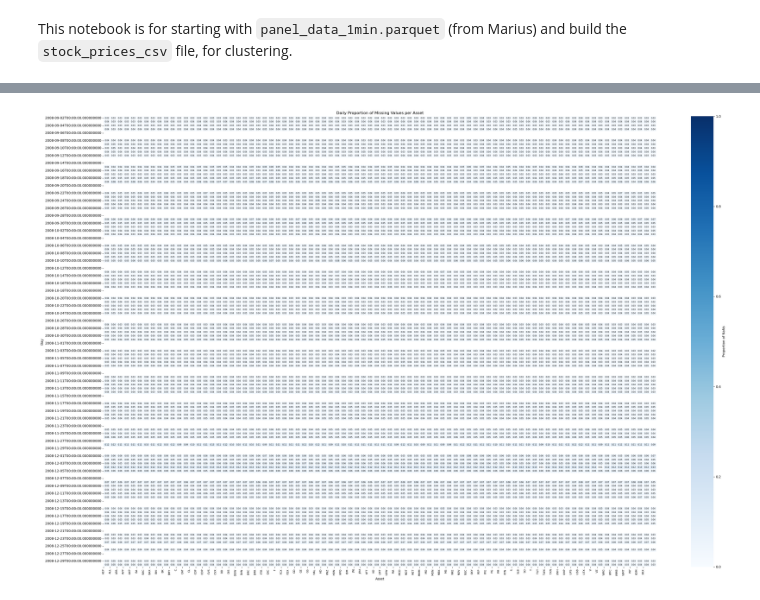
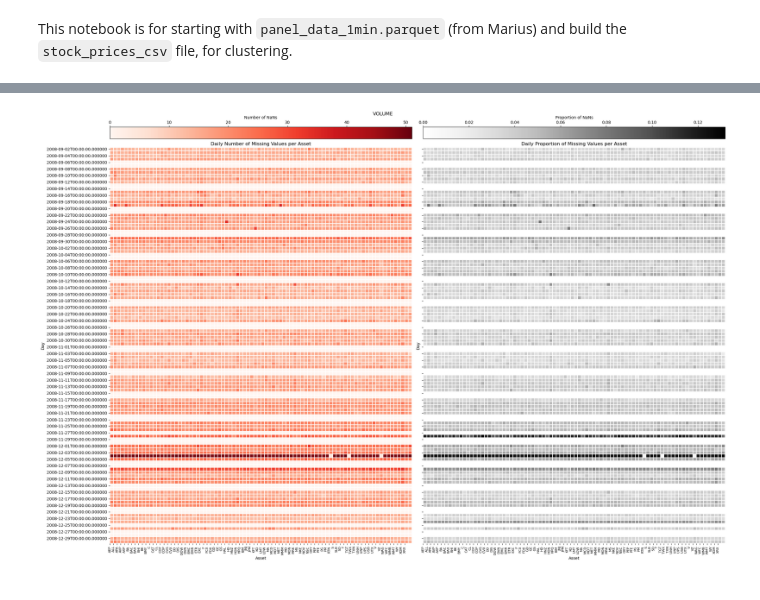
Before and after one commit to ctordo/SP100-high-frequency-analysis-corrclustering-trading, a Jupyter notebook: 2_Formatting/cyp_nb.ipynb, the cells around one changed output, grey strips where cells are left out. Saved outputs shown, nothing was run; the diff lists cells and outputs as text; code cells hidden in the pictures.

```diff
--- a/2_Formatting/cyp_nb.ipynb
+++ b/2_Formatting/cyp_nb.ipynb
@@ -10,9 +15,5 @@ data_local = "../../FBD_local_data/"
 data_repo = "../Data/"
 # %%
 # ==== IMPORT THE FILE FROM DESKTOP AND SAVE IN REPO ====
-#df_panel1min = pd.read_parquet("../panel_data_1min.parquet")
-# save as csv
-#df_panel1min.to_csv("df_panel1min.csv", index=False)
-
-# ==== LOAD IT FROM REPO ====
-df_panel1min = pd.read_csv(data_local + "df_panel1min.csv")
+df_panel1min = pd.read_parquet(data_local + "panel_data_1min.parquet")
+display(df_panel1min)
@@ -75,74 +47,4 @@ DATA["PRICE"].to_csv(data_repo + "stock_prices.csv")
 # %%
-def plot_weekly_nan_proportion_heatmap(df_wide):
-    """
-    Plots a heatmap showing the number of NaNs per asset per day.
-    Plots a heatmap showing the proportion of NaNs per asset per day.
-
-    Parameters
-    ----------
-    df_wide : pd.DataFrame
-        Wide dataframe with timestamps and asset columns.
-        Timestamp must be the index.
-    """
-
-    df = df_wide.copy()
-
-    # Ensure timestamp is datetime index
-    if "timestamp" in df.columns:
-        df["timestamp"] = pd.to_datetime(df["timestamp"])
-        df = df.set_index("timestamp")
-    else:
-        df.index = pd.to_datetime(df.index)
-
-    # ==== Count NaNs per week per asset ====
-    weekly_nan_counts = (
-        df
-        .isna()
-        .resample("D")
-        .sum()
-    )
-    # Plot heatmap
-    plt.figure(figsize=(16, 10))
-    sns.heatmap(
-        weekly_nan_counts,
-        cmap="Reds",
-        cbar_kws={"label": "Number of NaNs"},
-        linewidths=0.2
-    )
-    plt.xlabel("Asset")
-    plt.xticks(np.arange(len(TICKERS)), TICKERS, fontsize = 8)
-    plt.ylabel("Day")
-    plt.title("Daily Number of Missing Values per Asset")
-    plt.tight_layout()
-    plt.show()
-
-    # ==== Compute weekly NaN proportion ====
-    weekly_nan_proportion = (
-        df
-        .isna()
-        .resample("D")
-        .mean()   # mean of boolean = proportion
-    )
-    # Plot heatmap
-    plt.figure(figsize=(32, 20))
-    sns.heatmap(
-        weekly_nan_proportion,
-        cmap="Blues",
-        cbar_kws={"label": "Proportion of NaNs"},
-        vmin=0,
-        vmax=1,
-        annot=True,
-        fmt=".2f",
-        annot_kws={"size": 6, "color": "black"},
-        linewidths=0.2
-    )
-    plt.xlabel("Asset")
-    plt.xticks(np.arange(len(TICKERS)), TICKERS, fontsize = 8)
-    plt.ylabel("Day")
-    plt.title("Daily Proportion of Missing Values per Asset")
-    plt.tight_layout()
-    plt.show()
-
-
-plot_weekly_nan_proportion_heatmap(DATA["PRICE"])
+plot_daily_nan_proportion_heatmap(DATA["PRICE"], "PRICE", TICKERS, gradient_count="Blues", gradient_prop="Grays")
+plot_daily_nan_proportion_heatmap(DATA["VOLUME"], "VOLUME", TICKERS, gradient_count="Reds", gradient_prop="Grays")
 # %% [output]
@@ -150 +52 @@ plot_weekly_nan_proportion_heatmap(DATA["PRICE"])
-[figure, old version]
+[figure, new version]
```
Also changed, not shown: parts of 5 cells of this notebook, 1 other file.
